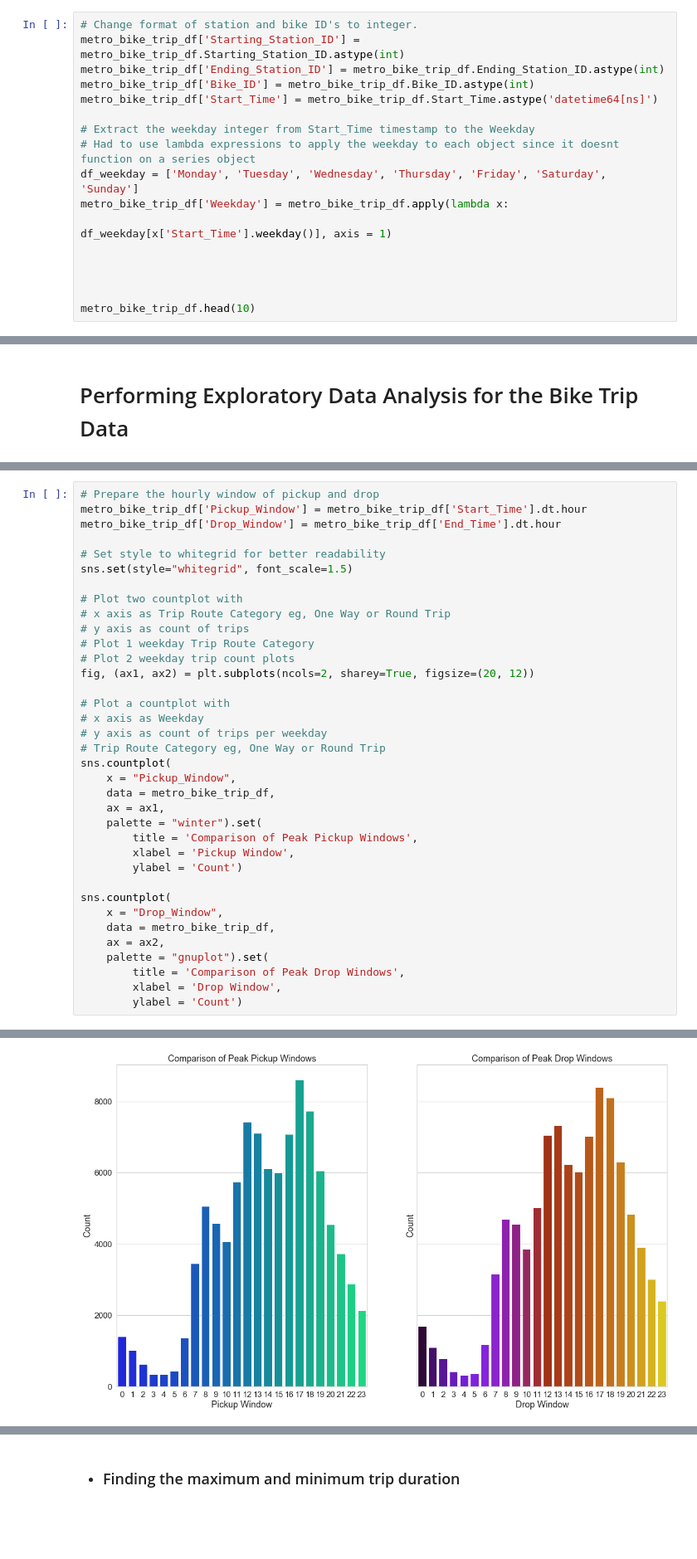
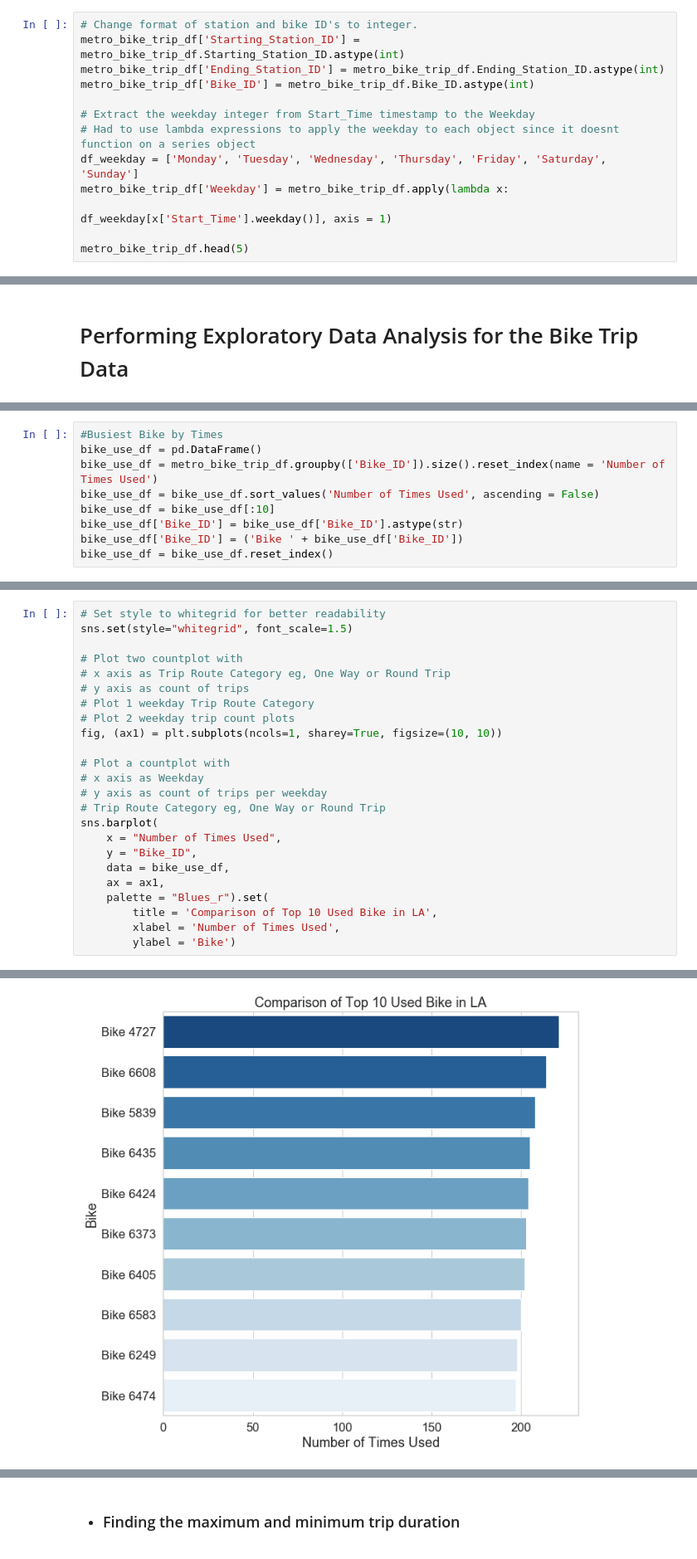
Before and after one commit to sajucrajan/ne-aly-6140-capstone, a Jupyter notebook: Group_1_THE_ONE_Capstone_Project.ipynb, the cells around one changed output, grey strips where cells are left out. Shown: that part at 83% size. Saved outputs shown, nothing was run; the diff lists cells and outputs as text; blank space fills up the shorter version.

```diff
--- a/Group_1_THE_ONE_Capstone_Project.ipynb
+++ b/Group_1_THE_ONE_Capstone_Project.ipynb
@@ -196,7 +196,6 @@ memory usage: 12.7+ MB
 metro_bike_trip_df['Starting_Station_ID'] = metro_bike_trip_df.Starting_Station_ID.astype(int)
 metro_bike_trip_df['Ending_Station_ID'] = metro_bike_trip_df.Ending_Station_ID.astype(int)
 metro_bike_trip_df['Bike_ID'] = metro_bike_trip_df.Bike_ID.astype(int)
-metro_bike_trip_df['Start_Time'] = metro_bike_trip_df.Start_Time.astype('datetime64[ns]')
 
 # Extract the weekday integer from Start_Time timestamp to the Weekday
 # Had to use lambda expressions to apply the weekday to each object since it doesnt function on a series object
@@ -204,9 +203,6 @@ df_weekday = ['Monday', 'Tuesday', 'Wednesday', 'Thursday', 'Friday', 'Saturday'
 metro_bike_trip_df['Weekday'] = metro_bike_trip_df.apply(lambda x:
                                                         df_weekday[x['Start_Time'].weekday()], axis = 1)
 
-
-
-
-metro_bike_trip_df.head(10)
+metro_bike_trip_df.head(5)
 # %% [output]
 |  | Trip_ID | Duration | Start_Time | End_Time | Starting_Station_ID | Starting_Station_Latitude | ... |
@@ -312,0 +313,9 @@ sns.countplot(
+# %%
+#Busiest Bike by Times
+bike_use_df = pd.DataFrame()
+bike_use_df = metro_bike_trip_df.groupby(['Bike_ID']).size().reset_index(name = 'Number of Times Used')
+bike_use_df = bike_use_df.sort_values('Number of Times Used', ascending = False)
+bike_use_df = bike_use_df[:10]
+bike_use_df['Bike_ID'] = bike_use_df['Bike_ID'].astype(str)
+bike_use_df['Bike_ID'] = ('Bike ' + bike_use_df['Bike_ID'])
+bike_use_df = bike_use_df.reset_index()
@@ -313,8 +332,4 @@ sns.countplot(
 # %%
-# Prepare the hourly window of pickup and drop
-metro_bike_trip_df['Pickup_Window'] = metro_bike_trip_df['Start_Time'].dt.hour
-metro_bike_trip_df['Drop_Window'] = metro_bike_trip_df['End_Time'].dt.hour
-
 # Set style to whitegrid for better readability
 sns.set(style="whitegrid", font_scale=1.5)
 
@@ -323,27 +338,19 @@ sns.set(style="whitegrid", font_scale=1.5)
 # y axis as count of trips
 # Plot 1 weekday Trip Route Category
 # Plot 2 weekday trip count plots
-fig, (ax1, ax2) = plt.subplots(ncols=2, sharey=True, figsize=(20, 12))
+fig, (ax1) = plt.subplots(ncols=1, sharey=True, figsize=(10, 10))
 
 # Plot a countplot with
 # x axis as Weekday
 # y axis as count of trips per weekday
 # Trip Route Category eg, One Way or Round Trip
-sns.countplot(
-    x = "Pickup_Window",
-    data = metro_bike_trip_df,
+sns.barplot(
+    x = "Number of Times Used",
+    y = "Bike_ID",
+    data = bike_use_df,
     ax = ax1,
-    palette = "winter").set(
-        title = 'Comparison of Peak Pickup Windows',
-        xlabel = 'Pickup Window',
-        ylabel = 'Count')
-
-sns.countplot(
-    x = "Drop_Window",
-    data = metro_bike_trip_df,
-    ax = ax2,
-    palette = "gnuplot").set(
-        title = 'Comparison of Peak Drop Windows',
-        xlabel = 'Drop Window',
-        ylabel = 'Count')
+    palette = "Blues_r").set(
+        title = 'Comparison of Top 10 Used Bike in LA',
+        xlabel = 'Number of Times Used',
+        ylabel = 'Bike')
 # %% [output]
@@ -353 +360 @@ sns.countplot(
-[figure, old version]
+[figure, new version]
```
Also changed, not shown: parts of 102 cells of this notebook, 4 other files.
